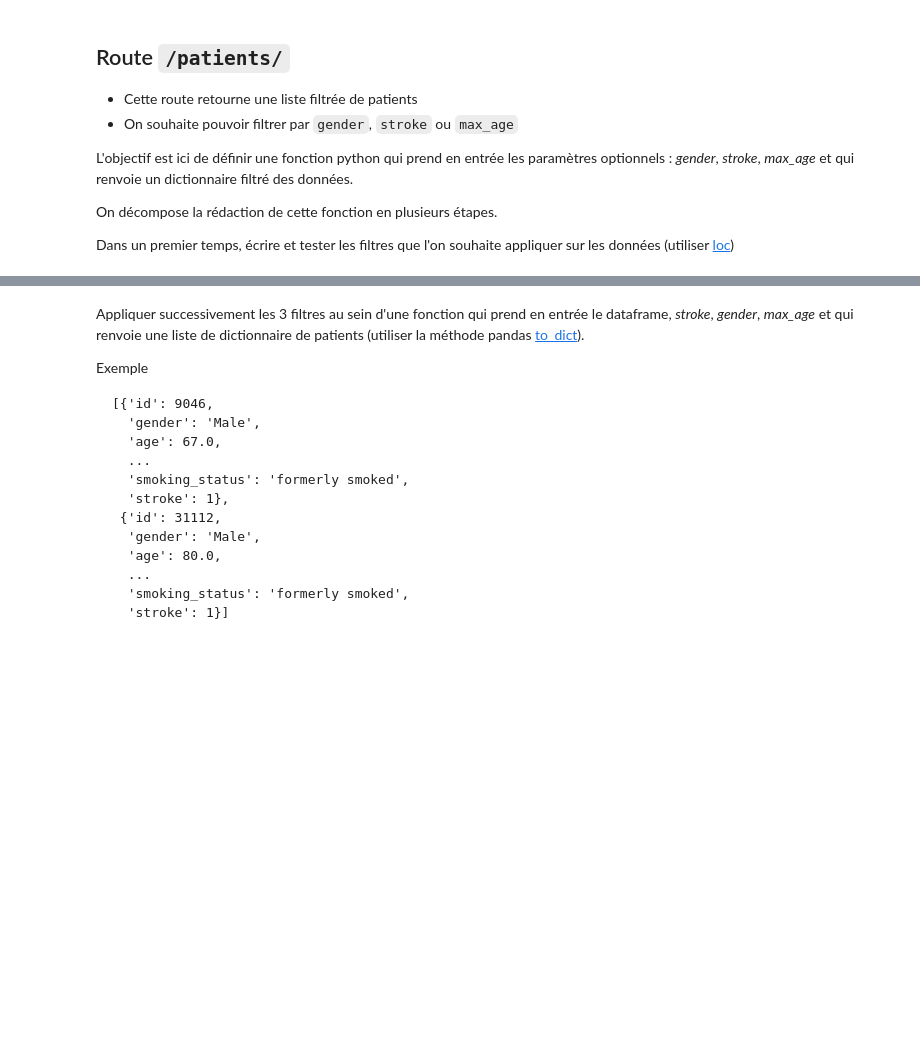
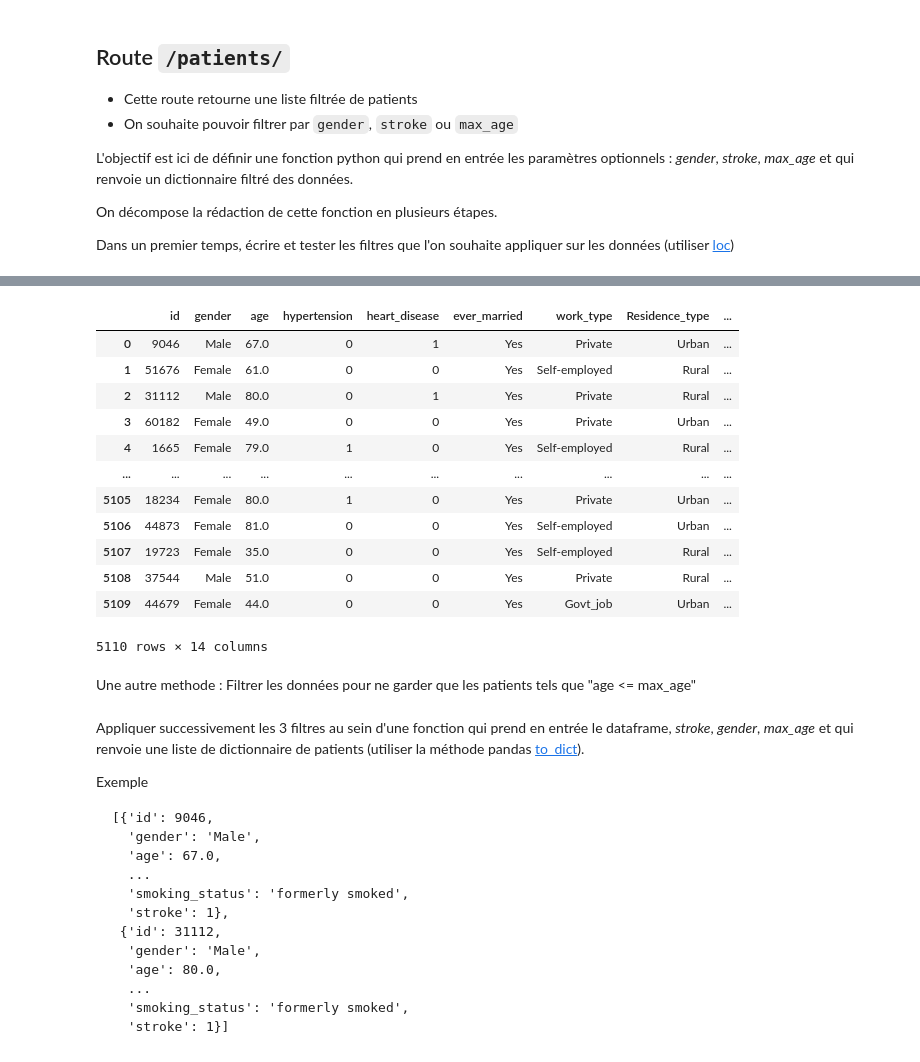
Before and after one commit to Saleh-chanselme/stroke-api, a Jupyter notebook: stroke_api/API_tuto_chaima.ipynb, the cells around one changed output, grey strips where cells are left out. Drawn from its saved outputs; the diff is of its cells as text; code cells hidden in the pictures; blank space fills up the shorter version.

```diff
--- a/stroke_api/API_tuto_chaima.ipynb
+++ b/stroke_api/API_tuto_chaima.ipynb
@@ -456,2 +521,25 @@ Dans un premier temps, écrire et tester les filtres que l'on souhaite appliquer
+# %%
+#Filtrer les données pour ne garder que les patients tels que "age <= max_age"
+def filter_max_age(df)->dict:
+    df = df.loc[df['age'] <= df['age'].max()]
+    return df
+max_age_data = filter_max_age(df)
+max_age_data
+# %% [output]
+|  | id | gender | age | hypertension | heart_disease | ever_married | work_type | Residence_type | ... |
+| 0 | 9046 | Male | 67.0 | 0 | 1 | Yes | Private | Urban | ... |
+| 1 | 51676 | Female | 61.0 | 0 | 0 | Yes | Self-employed | Rural | ... |
+| 2 | 31112 | Male | 80.0 | 0 | 1 | Yes | Private | Rural | ... |
+| 3 | 60182 | Female | 49.0 | 0 | 0 | Yes | Private | Urban | ... |
+| 4 | 1665 | Female | 79.0 | 1 | 0 | Yes | Self-employed | Rural | ... |
+| ... | ... | ... | ... | ... | ... | ... | ... | ... | ... |
+| 5105 | 18234 | Female | 80.0 | 1 | 0 | Yes | Private | Urban | ... |
+| 5106 | 44873 | Female | 81.0 | 0 | 0 | Yes | Self-employed | Urban | ... |
+| 5107 | 19723 | Female | 35.0 | 0 | 0 | Yes | Self-employed | Rural | ... |
+| 5108 | 37544 | Male | 51.0 | 0 | 0 | Yes | Private | Rural | ... |
+| 5109 | 44679 | Female | 44.0 | 0 | 0 | Yes | Govt_job | Urban | ... |
+5110 rows × 14 columns
+# %% [markdown]
+Une autre methode : Filtrer les données pour ne garder que les patients tels que "age <= max_age"
 # %%
 # Filtrer les données pour ne garder que les patients tels que "age <= max_age"
```
Also changed, not shown: parts of 21 cells of this notebook, 7 other files.
